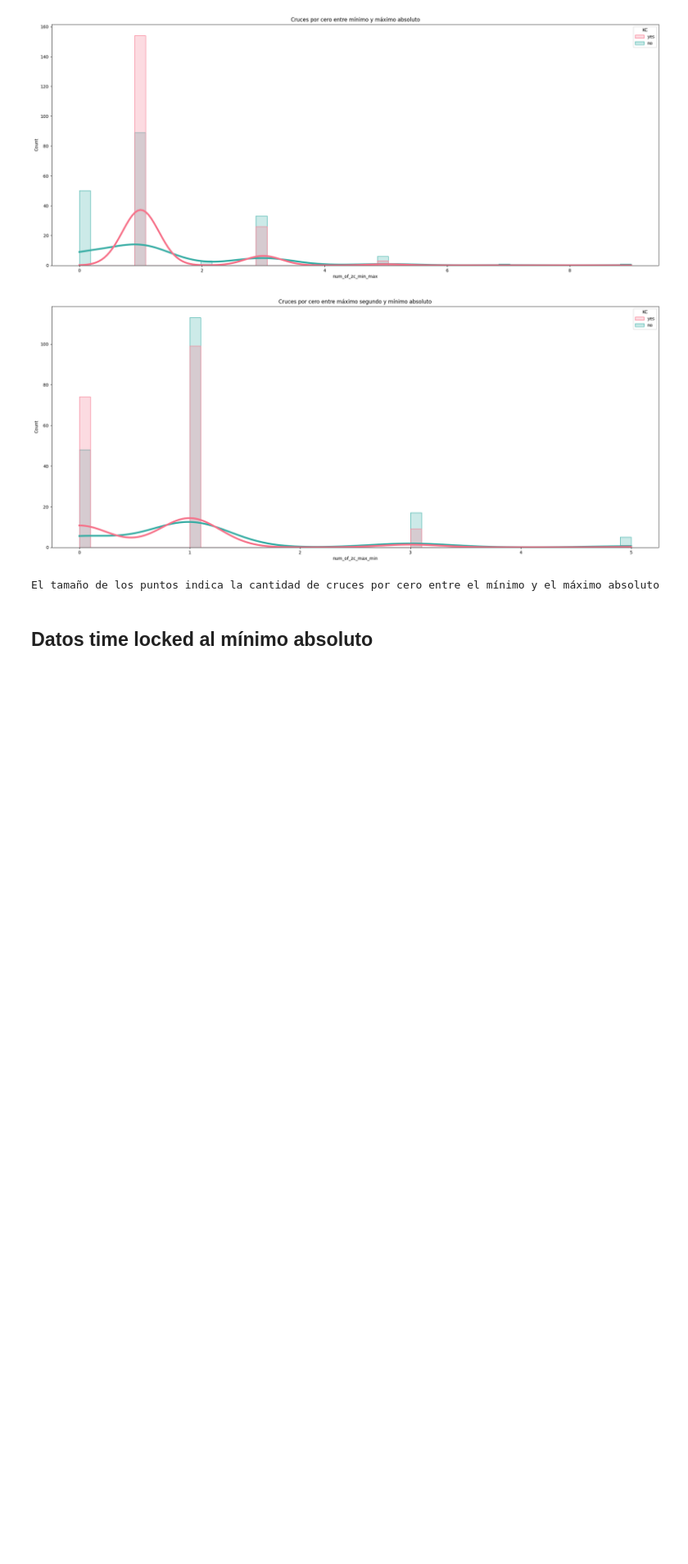
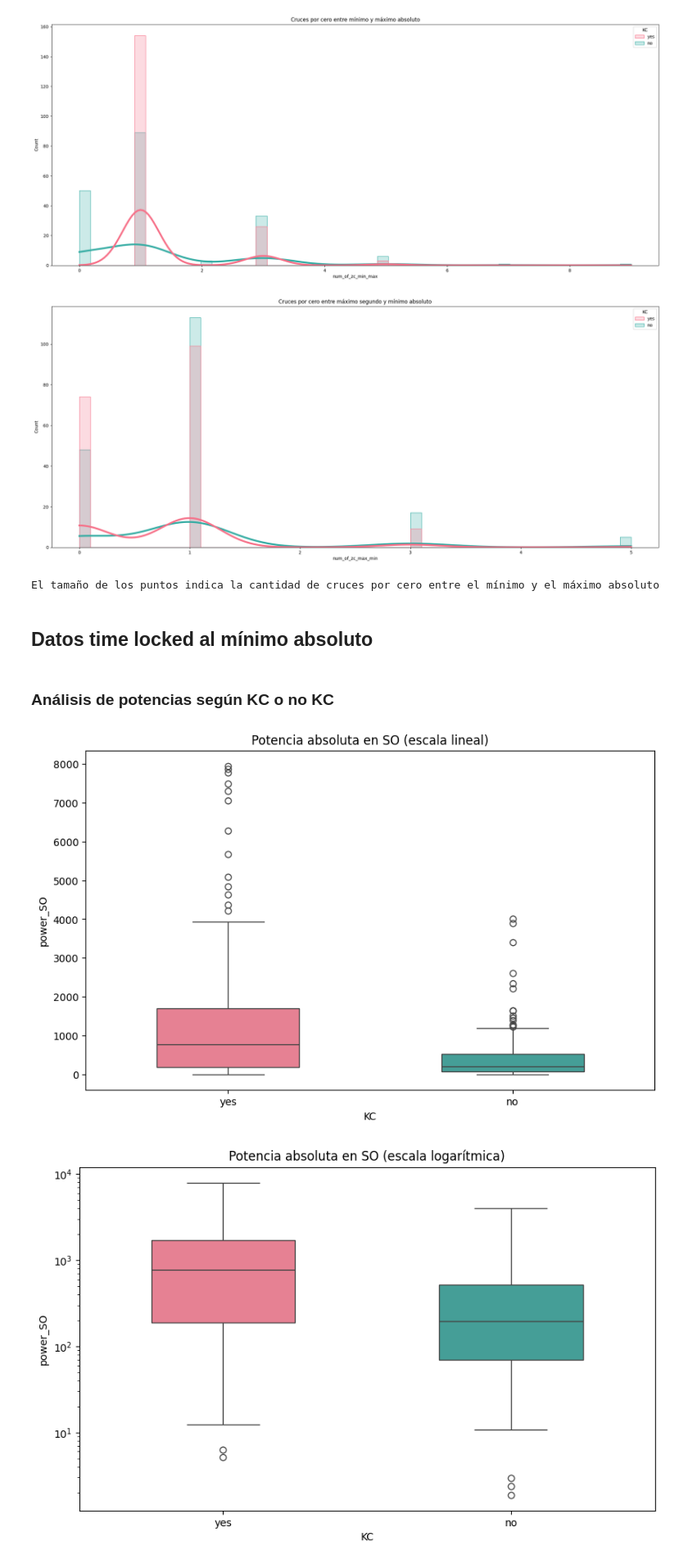
Before and after one commit to aylinavch/KC_detection_algorithm, a Jupyter notebook: docs/notebooks/TP_Final_InfoViz_vazquezchenlo.ipynb, the cells around one changed output. Shown at 82% size. Drawn from its saved outputs; the diff is of its cells as text; code cells hidden in the pictures; blank space fills up the shorter version.

```diff
--- a/docs/notebooks/TP_Final_InfoViz_vazquezchenlo.ipynb
+++ b/docs/notebooks/TP_Final_InfoViz_vazquezchenlo.ipynb
@@ -314,4 +340,24 @@ El tamaño de los puntos indica la cantidad de cruces por cero entre el mínimo
 # %% [markdown]
 ## Datos time locked al  mínimo absoluto
 # %%
-df = df_center.copy()
+df = df_min.copy()
+# %% [markdown]
+### Análisis de potencias según KC o no KC
+# %%
+plt.figure(figsize=(10, 6))
+sns.boxplot(data=df, y='power_SO', hue='KC', x='KC', palette='husl', width=0.5)
+plt.title('Potencia absoluta en SO (escala lineal)')
+plt.show()
+
+plt.figure(figsize=(10, 6))
+sns.boxplot(data=df, y='power_SO', hue='KC', x='KC', palette='husl', width=0.5, log_scale=True)
+plt.title('Potencia absoluta en SO (escala logarítmica)')
+plt.show()
+
+plt.figure(figsize=(10, 6))
+sns.boxplot(data=df, y='power_SO_relative', hue='KC', x='KC', palette='husl', width=0.5)
+plt.title('Potencia relativa en SO')
+plt.show()
+# %% [output]
+[figure, added]
+[figure, added]
```
Also changed, not shown: parts of 26 cells of this notebook, 1 other file.
